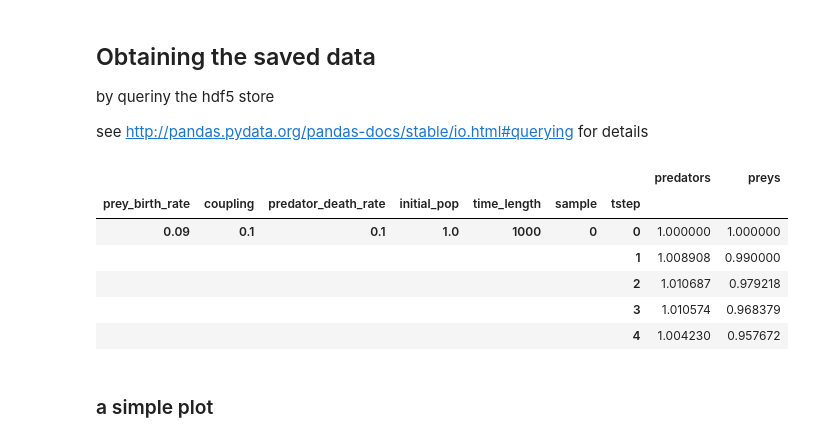
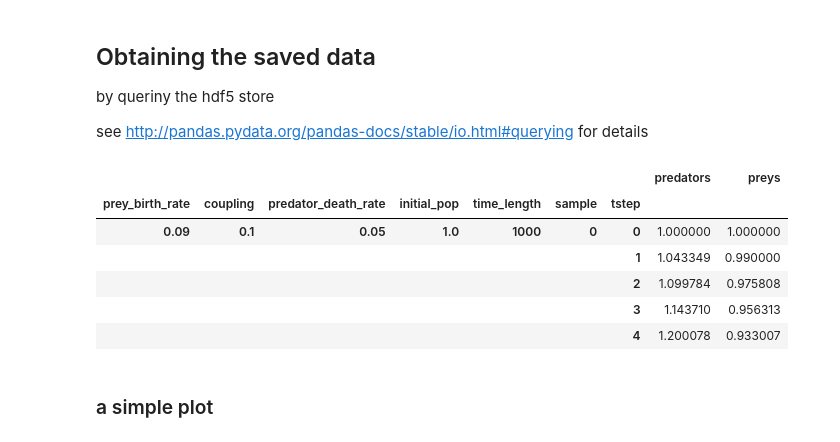
Before and after one commit to pik-copan/pymofa, a Jupyter notebook: tutorial/01_QuickStart.ipynb, the cells around one changed output. Cells and saved outputs as stored; diff of their text form; code cells hidden in the pictures.

```diff
--- a/tutorial/01_QuickStart.ipynb
+++ b/tutorial/01_QuickStart.ipynb
@@ -123,7 +127,9 @@ predator_death_rate = [0.005, 0.01, 0.05, 0.1]
 initial_pop = [1.0, 2.0]
 time_length = [1000]
 
-PARAM_COMBS = list(it.product(prey_birth_rate, coupling, predator_death_rate, initial_pop, time_length))
+PARAM_COMBS = list(it.product(prey_birth_rate,
+                              coupling, predator_death_rate,
+                              initial_pop, time_length))
 # %%
 # Sample Size
 SAMPLE_SIZE = 2
@@ -161,21 +168,21 @@ by queriny the hdf5 store
 see http://pandas.pydata.org/pandas-docs/stable/io.html#querying for details
 # %%
 with pd.HDFStore(handle.path_raw) as store:
-    data = store.select("dat", "predator_death_rate = 0.1 & prey_birth_rate = 0.09")
+    data = store.select("dat", "predator_death_rate = 0.05 & prey_birth_rate = 0.09")
 
 #
 #    here you can do all sorts of stuff with the  data
 #
 
 data.head()
 # %% [output]
 |  |  |  |  |  |  |  | predators | preys |
 | prey_birth_rate | coupling | predator_death_rate | initial_pop | time_length | sample | tstep |  |  |
-| 0.09 | 0.1 | 0.1 | 1.0 | 1000 | 0 | 0 | 1.000000 | 1.000000 |
-|  |  |  |  |  |  | 1 | 1.008908 | 0.990000 |
-|  |  |  |  |  |  | 2 | 1.010687 | 0.979218 |
-|  |  |  |  |  |  | 3 | 1.010574 | 0.968379 |
-|  |  |  |  |  |  | 4 | 1.004230 | 0.957672 |
+| 0.09 | 0.1 | 0.05 | 1.0 | 1000 | 0 | 0 | 1.000000 | 1.000000 |
+|  |  |  |  |  |  | 1 | 1.043349 | 0.990000 |
+|  |  |  |  |  |  | 2 | 1.099784 | 0.975808 |
+|  |  |  |  |  |  | 3 | 1.143710 | 0.956313 |
+|  |  |  |  |  |  | 4 | 1.200078 | 0.933007 |
 # %% [markdown]
 ### a simple plot
 # %% [markdown]
```
Also changed, not shown: parts of 11 cells of this notebook, 4 other files.
